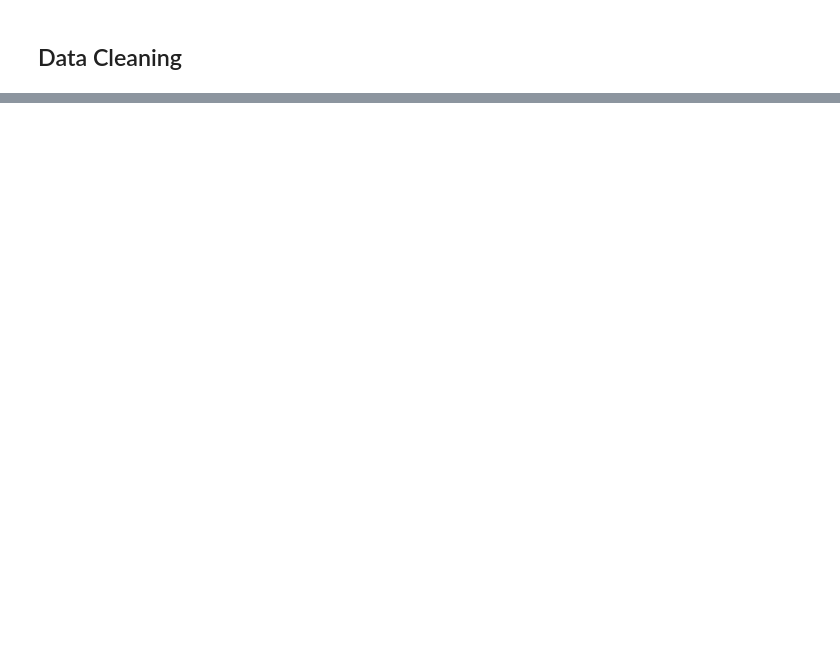
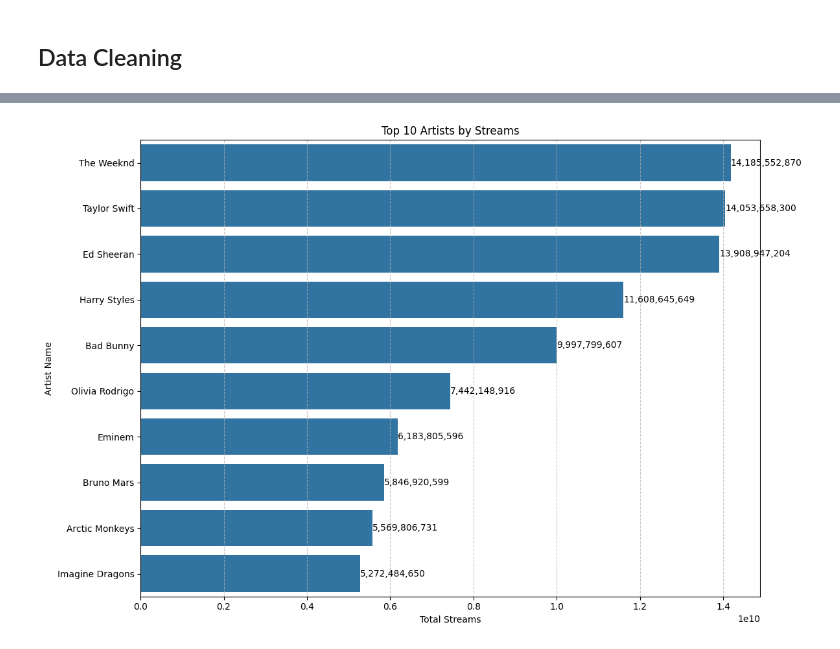
Before and after one commit to Impirs/Practice_BI, a Jupyter notebook: music/notebook/spotify_music.ipynb, the cells around one changed output, grey strips where cells are left out. Saved outputs shown, nothing was run; the diff lists cells and outputs as text; code cells hidden in the pictures; blank space fills up the shorter version.

```diff
--- a/music/notebook/spotify_music.ipynb
+++ b/music/notebook/spotify_music.ipynb
@@ -30,0 +177,14 @@ df.info()
+# %%
+df_streams = df.groupby('artist(s)_name')['streams'].sum().reset_index().sort_values(by='streams', ascending=False).head(10)
+plt.figure(figsize=(12, 8))
+sns.barplot(x='streams', y='artist(s)_name', data=df_streams)
+plt.title('Top 10 Artists by Streams')
+plt.xlabel('Total Streams')
+plt.ylabel('Artist Name')
+for index, value in enumerate(df_streams['streams']):
+    plt.text(value, index, f'{value:,}', color='black', ha="left", va="center")
+plt.grid(axis='x', linestyle='--', alpha=0.7)
+plt.tight_layout()
+plt.show()
+# %% [output]
+[figure, added]
```
Also changed, not shown: parts of 14 cells of this notebook.
